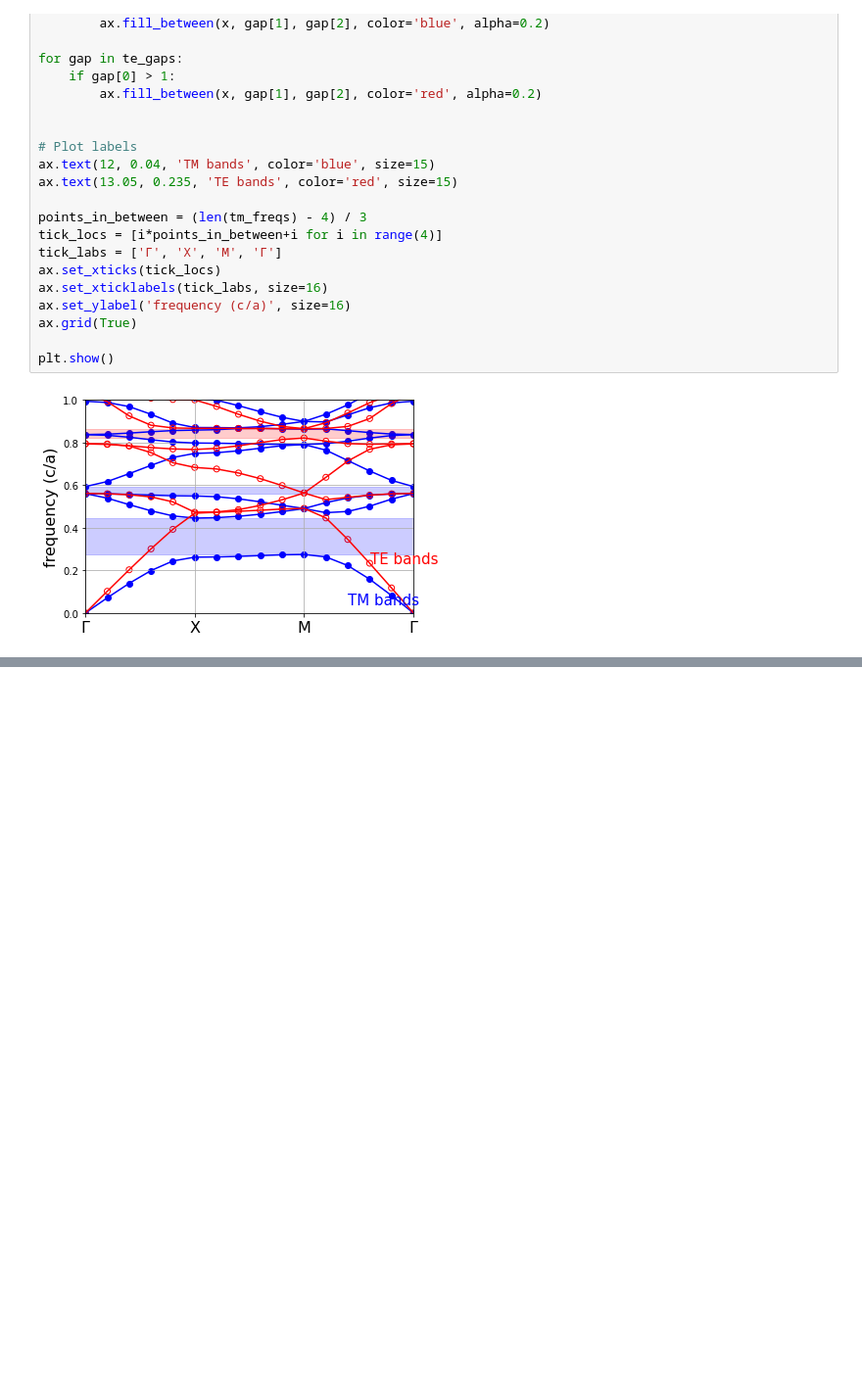
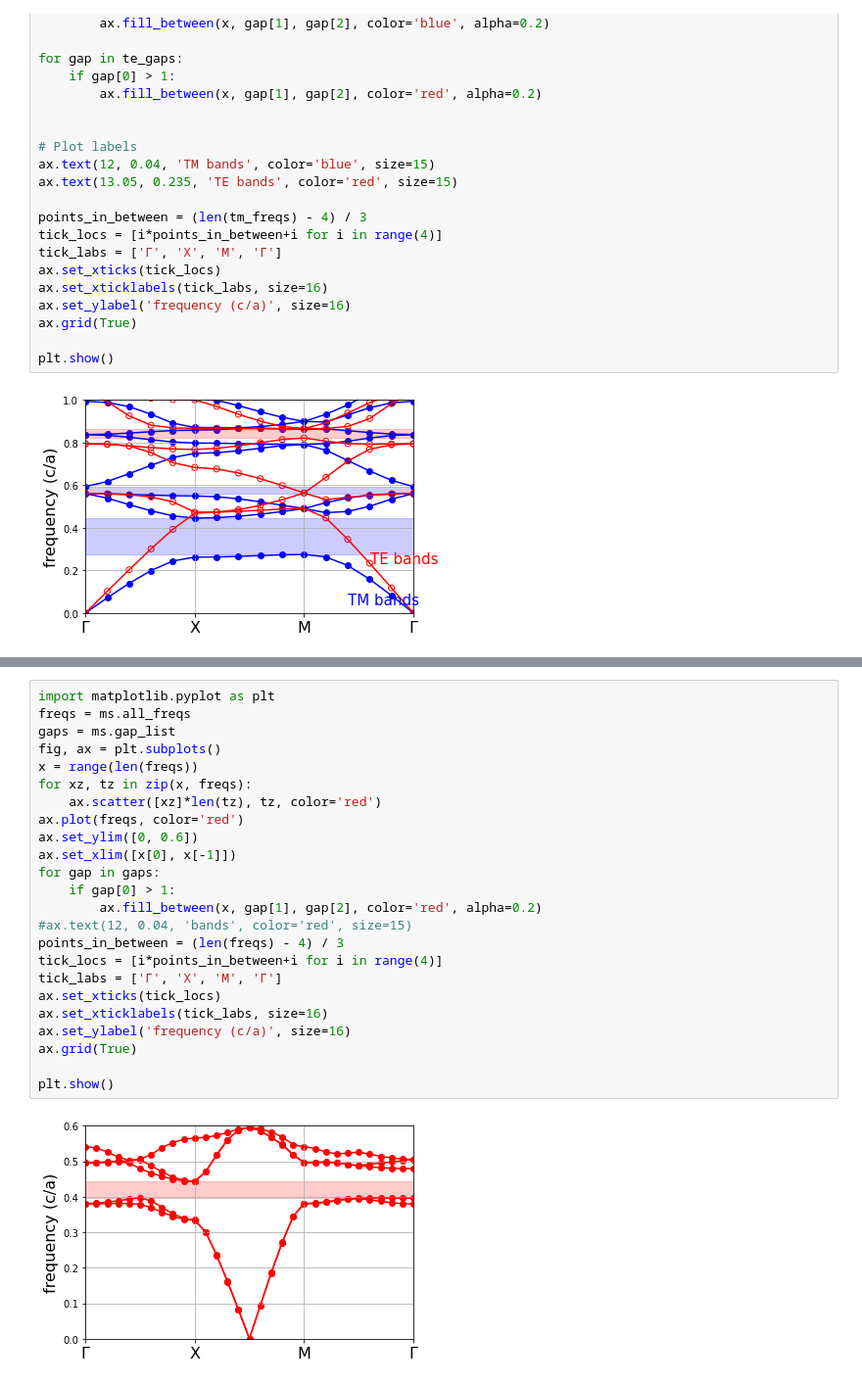
Before and after one commit to zcxm12/website, a Jupyter notebook: MPB Data Analysis.ipynb, the cells around one changed output, grey strips where cells are left out. Shown at 98% size. Saved outputs shown, nothing was run; the diff lists cells and outputs as text; blank space fills up the shorter version.

```diff
--- a/MPB Data Analysis.ipynb
+++ b/MPB Data Analysis.ipynb
@@ -242 +242,27 @@ total elapsed time for run: 23.819172382354736
 done
+# %%
+import matplotlib.pyplot as plt
+freqs = ms.all_freqs
+gaps = ms.gap_list
+fig, ax = plt.subplots()
+x = range(len(freqs))
+for xz, tz in zip(x, freqs):
+    ax.scatter([xz]*len(tz), tz, color='red')
+ax.plot(freqs, color='red')
+ax.set_ylim([0, 0.6])
+ax.set_xlim([x[0], x[-1]])
+for gap in gaps:
+    if gap[0] > 1:
+        ax.fill_between(x, gap[1], gap[2], color='red', alpha=0.2)
+#ax.text(12, 0.04, 'bands', color='red', size=15)
+points_in_between = (len(freqs) - 4) / 3
+tick_locs = [i*points_in_between+i for i in range(4)]
+tick_labs = ['Γ', 'X', 'M', 'Γ']
+ax.set_xticks(tick_locs)
+ax.set_xticklabels(tick_labs, size=16)
+ax.set_ylabel('frequency (c/a)', size=16)
+ax.grid(True)
+
+plt.show()
+# %% [output]
+[figure, added]
```
Also changed, not shown: parts of 3 cells of this notebook, 2 other files.
